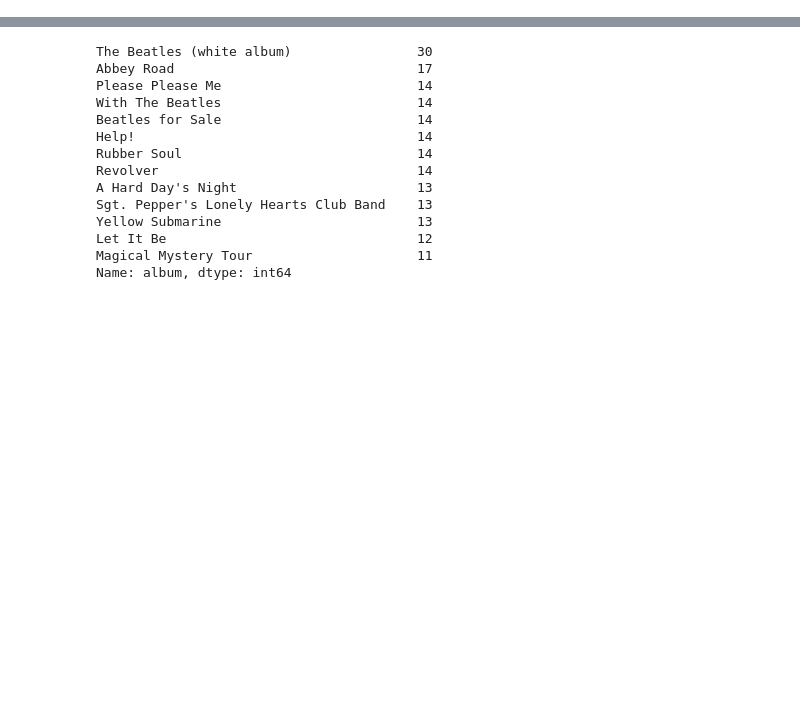
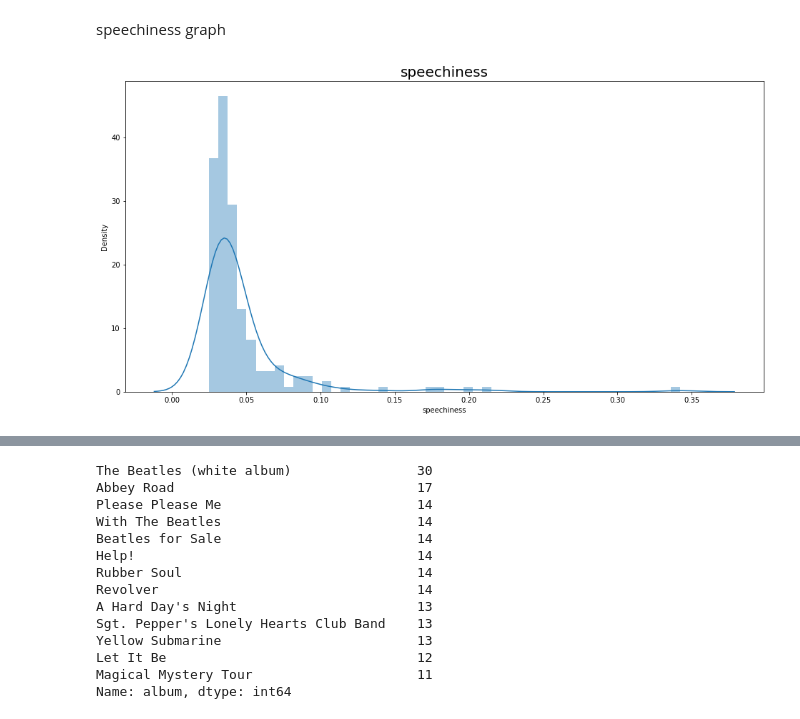
Before and after one commit to PlasticxPlastic/project_linear_algreba, a Jupyter notebook: the_beatles_recomendation.ipynb, the cells around one changed output, grey strips where cells are left out. Cells and saved outputs as stored; diff of their text form; code cells hidden in the pictures; blank space fills up the shorter version.

```diff
--- a/the_beatles_recomendation.ipynb
+++ b/the_beatles_recomendation.ipynb
@@ -63,0 +145,9 @@ Name: song, Length: 191, dtype: int64
+# %% [markdown]
+speechiness graph
+# %%
+plt.figure(figsize = (16, 8))
+plt.title('speechiness',fontsize = 20)
+sns.distplot(data['speechiness'])
+plt.show()
+# %% [output]
+[figure, added]
```
Also changed, not shown: parts of 49 cells of this notebook.
